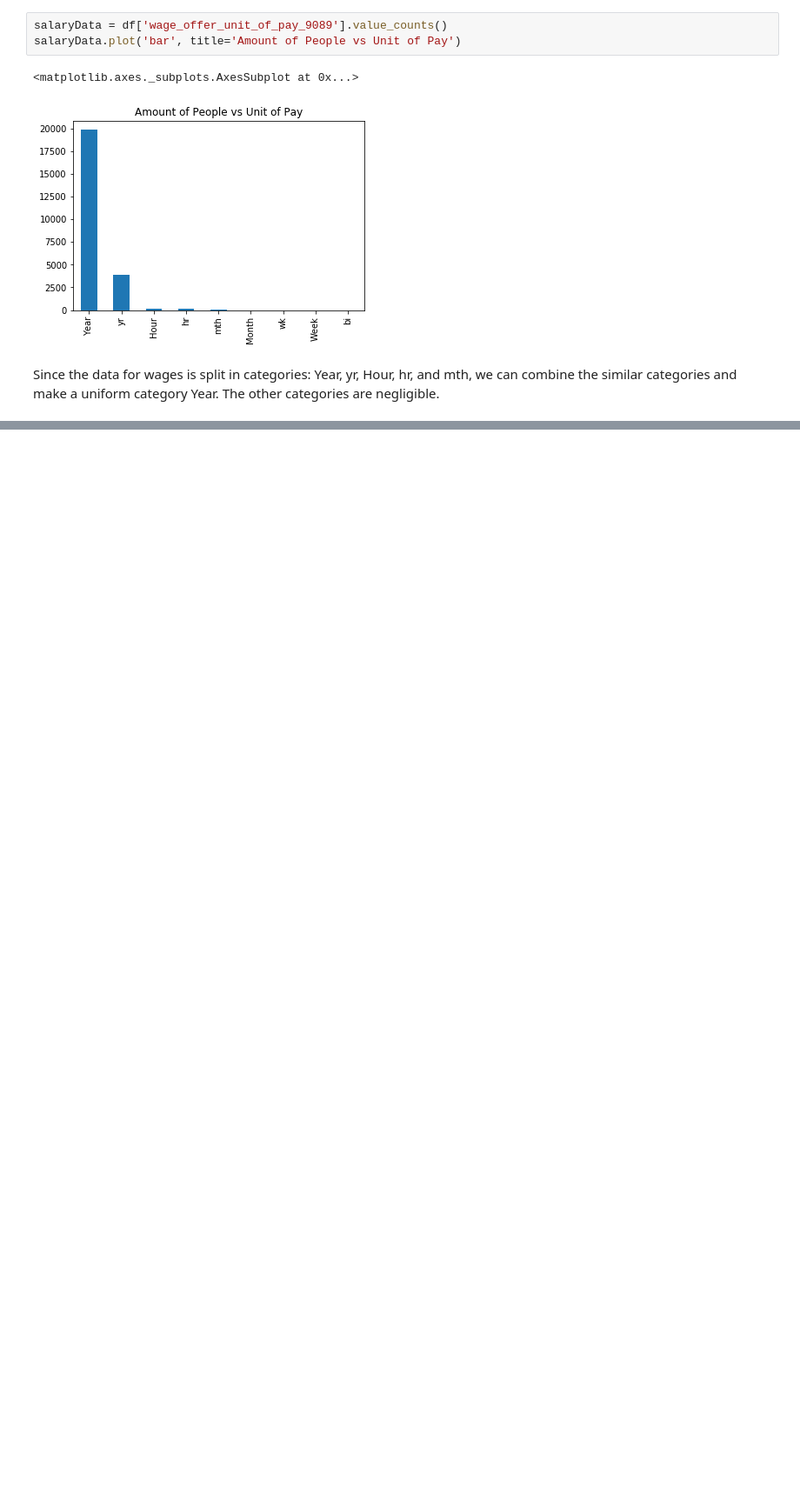
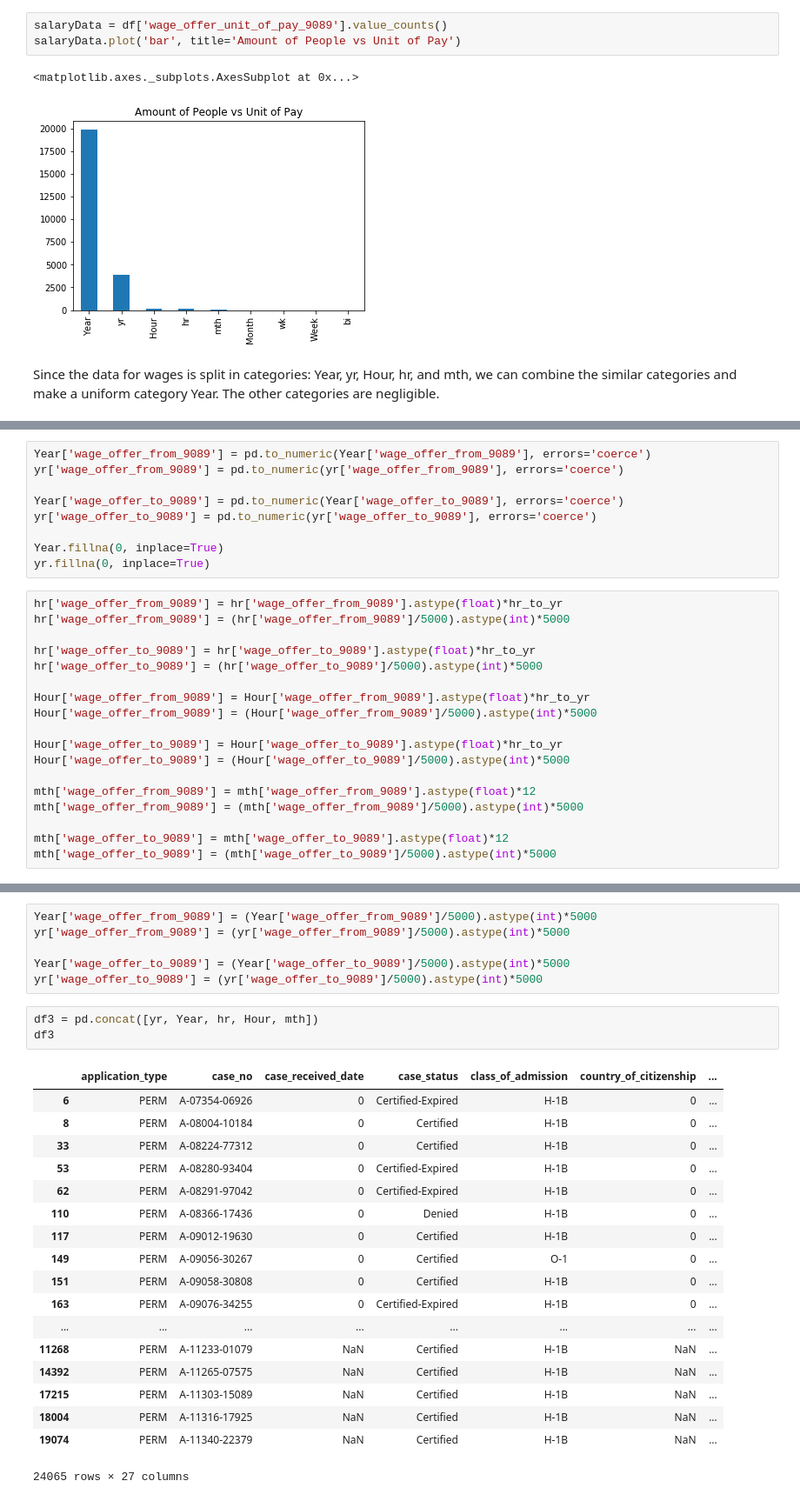
Before and after one commit to fall4knight/US-visa-application, a Jupyter notebook: Wilson_US_Visa.ipynb, the cells around one changed output, grey strips where cells are left out. Shown: that part at 87% size. Drawn from its saved outputs; the diff is of its cells as text; blank space fills up the shorter version.

```diff
--- a/Wilson_US_Visa.ipynb
+++ b/Wilson_US_Visa.ipynb
@@ -163,0 +173,27 @@ df =
+# %%
+Year['wage_offer_from_9089'] = pd.to_numeric(Year['wage_offer_from_9089'], errors='coerce')
+yr['wage_offer_from_9089'] = pd.to_numeric(yr['wage_offer_from_9089'], errors='coerce')
+
+Year['wage_offer_to_9089'] = pd.to_numeric(Year['wage_offer_to_9089'], errors='coerce')
+yr['wage_offer_to_9089'] = pd.to_numeric(yr['wage_offer_to_9089'], errors='coerce')
+
+Year.fillna(0, inplace=True)
+yr.fillna(0, inplace=True)
+# %%
+hr['wage_offer_from_9089'] = hr['wage_offer_from_9089'].astype(float)*hr_to_yr
+hr['wage_offer_from_9089'] = (hr['wage_offer_from_9089']/5000).astype(int)*5000
+
+hr['wage_offer_to_9089'] = hr['wage_offer_to_9089'].astype(float)*hr_to_yr
+hr['wage_offer_to_9089'] = (hr['wage_offer_to_9089']/5000).astype(int)*5000
+
+Hour['wage_offer_from_9089'] = Hour['wage_offer_from_9089'].astype(float)*hr_to_yr
+Hour['wage_offer_from_9089'] = (Hour['wage_offer_from_9089']/5000).astype(int)*5000
+
+Hour['wage_offer_to_9089'] = Hour['wage_offer_to_9089'].astype(float)*hr_to_yr
+Hour['wage_offer_to_9089'] = (Hour['wage_offer_to_9089']/5000).astype(int)*5000
+
+mth['wage_offer_from_9089'] = mth['wage_offer_from_9089'].astype(float)*12
+mth['wage_offer_from_9089'] = (mth['wage_offer_from_9089']/5000).astype(int)*5000
+
+mth['wage_offer_to_9089'] = mth['wage_offer_to_9089'].astype(float)*12
+mth['wage_offer_to_9089'] = (mth['wage_offer_to_9089']/5000).astype(int)*5000
@@ -164 +204,29 @@ df =
+# %%
+Year['wage_offer_from_9089'] = (Year['wage_offer_from_9089']/5000).astype(int)*5000
+yr['wage_offer_from_9089'] = (yr['wage_offer_from_9089']/5000).astype(int)*5000
+
+Year['wage_offer_to_9089'] = (Year['wage_offer_to_9089']/5000).astype(int)*5000
+yr['wage_offer_to_9089'] = (yr['wage_offer_to_9089']/5000).astype(int)*5000
+# %%
+df3 = pd.concat([yr, Year, hr, Hour, mth])
+df3
+# %% [output]
+|  | application_type | case_no | case_received_date | case_status | class_of_admission | country_of_citizenship | ... |
+| 6 | PERM | A-07354-06926 | 0 | Certified-Expired | H-1B | 0 | ... |
+| 8 | PERM | A-08004-10184 | 0 | Certified | H-1B | 0 | ... |
+| 33 | PERM | A-08224-77312 | 0 | Certified | H-1B | 0 | ... |
+| 53 | PERM | A-08280-93404 | 0 | Certified-Expired | H-1B | 0 | ... |
+| 62 | PERM | A-08291-97042 | 0 | Certified-Expired | H-1B | 0 | ... |
+| 110 | PERM | A-08366-17436 | 0 | Denied | H-1B | 0 | ... |
+| 117 | PERM | A-09012-19630 | 0 | Certified | H-1B | 0 | ... |
+| 149 | PERM | A-09056-30267 | 0 | Certified | O-1 | 0 | ... |
+| 151 | PERM | A-09058-30808 | 0 | Certified | H-1B | 0 | ... |
+| 163 | PERM | A-09076-34255 | 0 | Certified-Expired | H-1B | 0 | ... |
+| ... | ... | ... | ... | ... | ... | ... | ... |
+| 11268 | PERM | A-11233-01079 | NaN | Certified | H-1B | NaN | ... |
+| 14392 | PERM | A-11265-07575 | NaN | Certified | H-1B | NaN | ... |
+| 17215 | PERM | A-11303-15089 | NaN | Certified | H-1B | NaN | ... |
+| 18004 | PERM | A-11316-17925 | NaN | Certified | H-1B | NaN | ... |
+| 19074 | PERM | A-11340-22379 | NaN | Certified | H-1B | NaN | ... |
+24065 rows × 27 columns
 # %%
```
Also changed, not shown: parts of 7 cells of this notebook.
